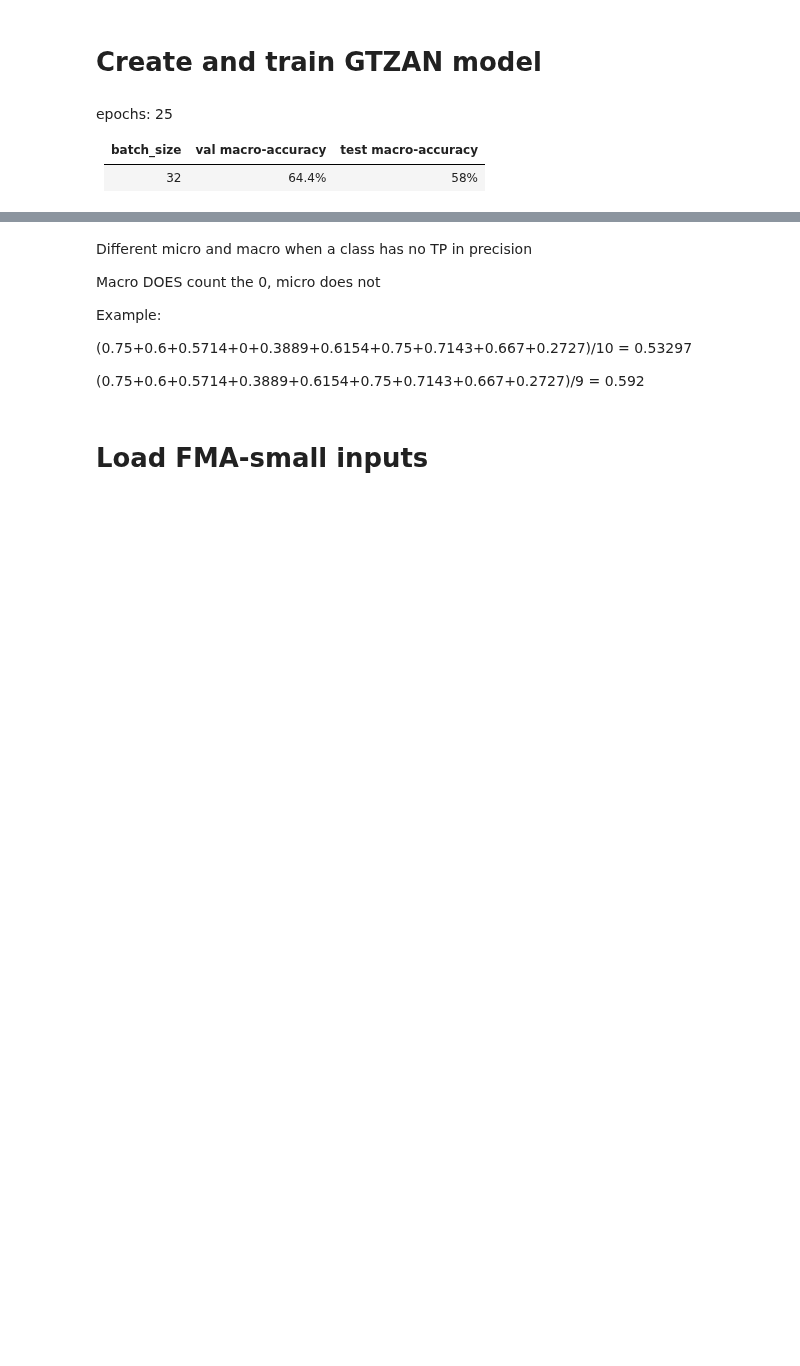
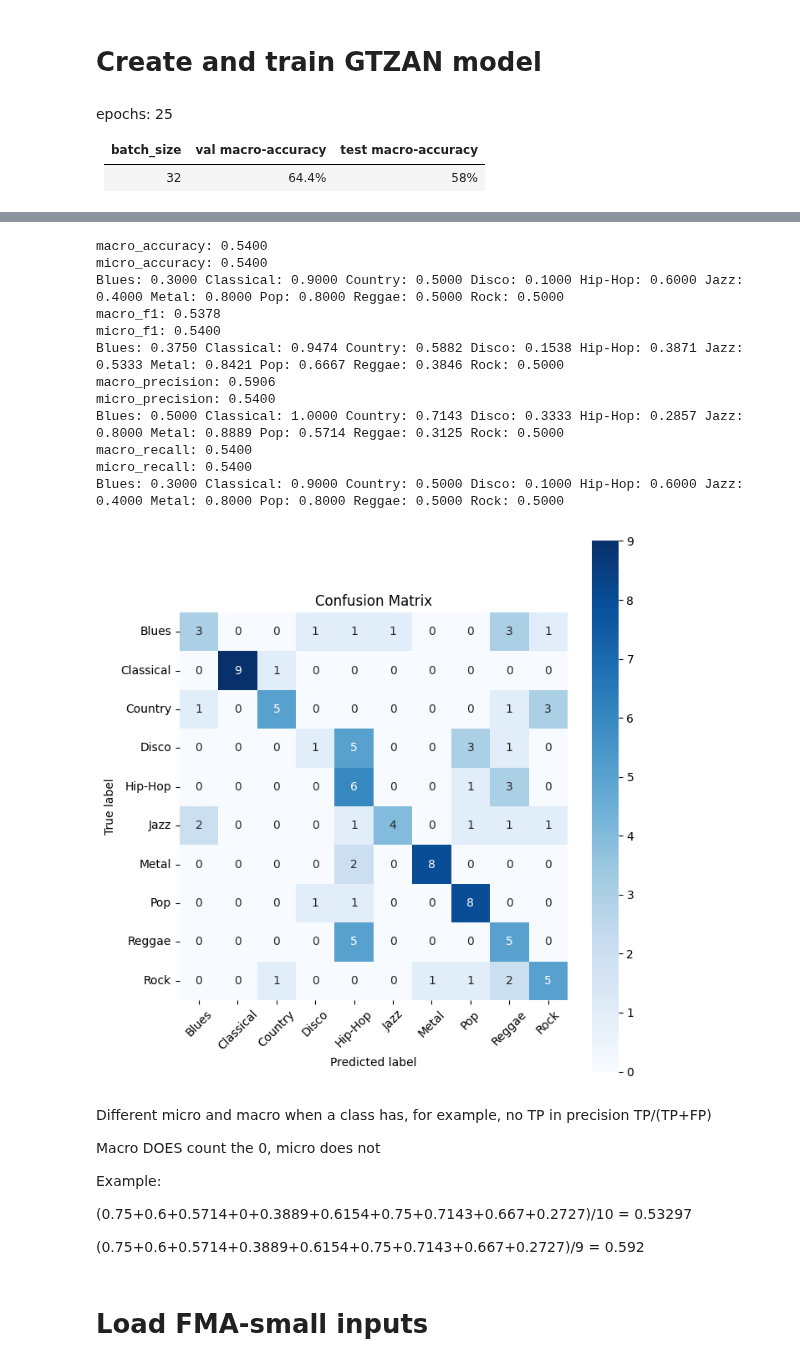
Before and after one commit to kadamczak/metric_analysis, a Jupyter notebook: src/tests.ipynb, the cells around one changed output, grey strips where cells are left out. Cells and saved outputs as stored; diff of their text form; code cells hidden in the pictures; blank space fills up the shorter version.

```diff
--- a/src/tests.ipynb
+++ b/src/tests.ipynb
@@ -298,9 +309,24 @@ def draw_confusion_matrix(multiclass_confusion_matrix, class_names):
+# %%
+def draw_confusion_matrix(confusion_matrix, class_names):
+    plt.figure(figsize=(7, 7))
+    sns.heatmap(confusion_matrix, annot=True, cmap='Blues',
+                xticklabels=class_names, yticklabels=class_names,
+                cbar=True, square=True, linewidths=0, linecolor='black')
+
+    plt.title('Confusion Matrix')
+    plt.xlabel('Predicted label')
+    plt.ylabel('True label')
+    plt.xticks(rotation=45)
+    plt.yticks(rotation=0)
+    plt.tight_layout()
+    plt.show()
 # %%
 def reset_metrics(metrics):
     [metric.reset() for metric in metrics.values()]
 
-def update_metrics(metrics, logits, labels):
-    [metric.update(logits, labels) for metric in metrics.values()]
+# numerical labels: 0, 1, 2, 3, ...
+def update_metrics(metrics, logits, numerical_labels):
+    [metric.update(logits, numerical_labels) for metric in metrics.values()]
 
 def compute_metrics(metrics):
     return {name: metric.compute() for name, metric in metrics.items()}
@@ -496,5 +454,21 @@ Blues: 0.6000 Classical: 0.9000 Country: 0.4000 Disco: 0.0000 Hip-Hop: 0.7000 Ja
+# %%
+results = test_loop(model_gtzan, gtzan_full_multiclass_metrics, gtzan_classes, gtzan_test_dl)
+# %% [output]
+macro_accuracy: 0.5400
+micro_accuracy: 0.5400
+Blues: 0.3000 Classical: 0.9000 Country: 0.5000 Disco: 0.1000 Hip-Hop: 0.6000 Jazz: 0.4000 Metal: 0.8000 Pop: 0.8000 Reggae: 0.5000 Rock: 0.5000
+macro_f1: 0.5378
+micro_f1: 0.5400
+Blues: 0.3750 Classical: 0.9474 Country: 0.5882 Disco: 0.1538 Hip-Hop: 0.3871 Jazz: 0.5333 Metal: 0.8421 Pop: 0.6667 Reggae: 0.3846 Rock: 0.5000
+macro_precision: 0.5906
+micro_precision: 0.5400
+Blues: 0.5000 Classical: 1.0000 Country: 0.7143 Disco: 0.3333 Hip-Hop: 0.2857 Jazz: 0.8000 Metal: 0.8889 Pop: 0.5714 Reggae: 0.3125 Rock: 0.5000
+macro_recall: 0.5400
+micro_recall: 0.5400
+Blues: 0.3000 Classical: 0.9000 Country: 0.5000 Disco: 0.1000 Hip-Hop: 0.6000 Jazz: 0.4000 Metal: 0.8000 Pop: 0.8000 Reggae: 0.5000 Rock: 0.5000
+[figure, added]
 # %% [markdown]
-Different micro and macro when a class has no TP in precision
+Different micro and macro when a class has, for example, no TP in precision TP/(TP+FP)
 
 Macro DOES count the 0, micro does not
 
```
Also changed, not shown: parts of 19 cells of this notebook.
